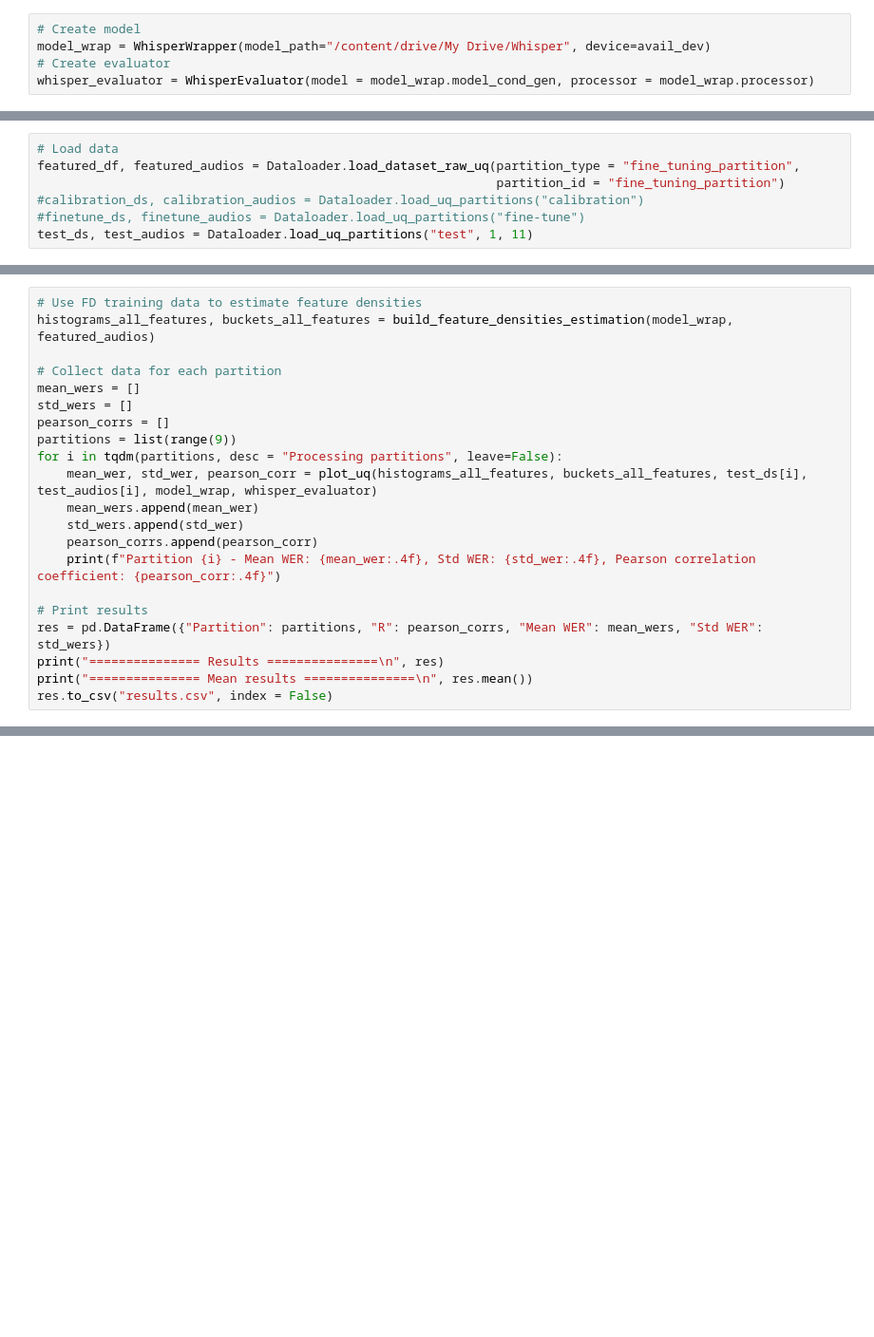
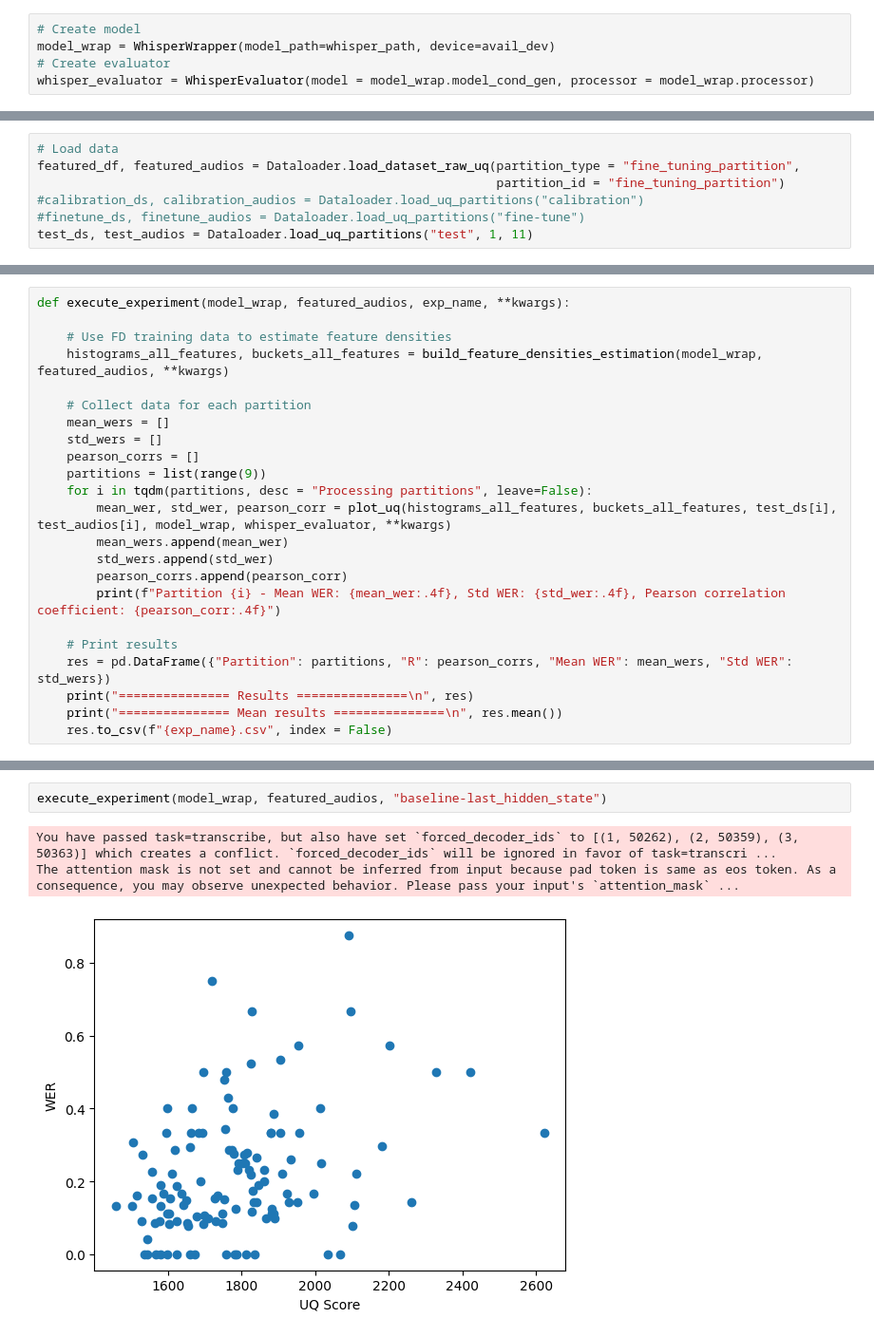
Before and after one commit to eralmual/uq-speech-to-text, a Jupyter notebook: FDUQ.ipynb, the cells around one changed output, grey strips where cells are left out. Shown at 95% size. Saved outputs shown, nothing was run; the diff lists cells and outputs as text; blank space fills up the shorter version.

```diff
--- a/FDUQ.ipynb
+++ b/FDUQ.ipynb
@@ -95,5 +83,5 @@ print(os.listdir(whisper_path))
 # %%
 # Create model
-model_wrap = WhisperWrapper(model_path="/content/drive/My Drive/Whisper", device=avail_dev)
+model_wrap = WhisperWrapper(model_path=whisper_path, device=avail_dev)
 # Create evaluator
 whisper_evaluator = WhisperEvaluator(model = model_wrap.model_cond_gen, processor = model_wrap.processor)
@@ -113,21 +145,23 @@ test_ds, test_audios = Dataloader.load_uq_partitions("test", 1, 11)
 # %%
-# Use FD training data to estimate feature densities
-histograms_all_features, buckets_all_features = build_feature_densities_estimation(model_wrap, featured_audios)
+def execute_experiment(model_wrap, featured_audios, exp_name, **kwargs):
 
-# Collect data for each partition
-mean_wers = []
-std_wers = []
-pearson_corrs = []
-partitions = list(range(9))
-for i in tqdm(partitions, desc = "Processing partitions", leave=False):
-    mean_wer, std_wer, pearson_corr = plot_uq(histograms_all_features, buckets_all_features, test_ds[i], test_audios[i], model_wrap, whisper_evaluator)
-    mean_wers.append(mean_wer)
-    std_wers.append(std_wer)
-    pearson_corrs.append(pearson_corr)
-    print(f"Partition {i} - Mean WER: {mean_wer:.4f}, Std WER: {std_wer:.4f}, Pearson correlation coefficient: {pearson_corr:.4f}")
+    # Use FD training data to estimate feature densities
+    histograms_all_features, buckets_all_features = build_feature_densities_estimation(model_wrap, featured_audios, **kwargs)
 
-# Print results
-res = pd.DataFrame({"Partition": partitions, "R": pearson_corrs, "Mean WER": mean_wers, "Std WER": std_wers})
-print("=============== Results ===============\n", res)
-print("=============== Mean results ===============\n", res.mean())
-res.to_csv("results.csv", index = False)
+    # Collect data for each partition
+    mean_wers = []
+    std_wers = []
+    pearson_corrs = []
+    partitions = list(range(9))
+    for i in tqdm(partitions, desc = "Processing partitions", leave=False):
+        mean_wer, std_wer, pearson_corr = plot_uq(histograms_all_features, buckets_all_features, test_ds[i], test_audios[i], model_wrap, whisper_evaluator, **kwargs)
+        mean_wers.append(mean_wer)
+        std_wers.append(std_wer)
+        pearson_corrs.append(pearson_corr)
+        print(f"Partition {i} - Mean WER: {mean_wer:.4f}, Std WER: {std_wer:.4f}, Pearson correlation coefficient: {pearson_corr:.4f}")
+
+    # Print results
+    res = pd.DataFrame({"Partition": partitions, "R": pearson_corrs, "Mean WER": mean_wers, "Std WER": std_wers})
+    print("=============== Results ===============\n", res)
+    print("=============== Mean results ===============\n", res.mean())
+    res.to_csv(f"{exp_name}.csv", index = False)
@@ -148,0 +168,6 @@ Partition 4 - Mean WER: 0.2912, Std WER: 0.8247, Pearson correlation coefficient
+# %%
+execute_experiment(model_wrap, featured_audios, "baseline-last_hidden_state")
+# %% [output]
+You have passed task=transcribe, but also have set `forced_decoder_ids` to [(1, 50262), (2, 50359), (3, 50363)] which creates a conflict. `forced_decoder_ids` will be ignored in favor of task=transcri ...
+The attention mask is not set and cannot be inferred from input because pad token is same as eos token. As a consequence, you may observe unexpected behavior. Please pass your input's `attention_mask` ...
+[figure, added]
```
Also changed, not shown: parts of 13 cells of this notebook, 5 other files.
